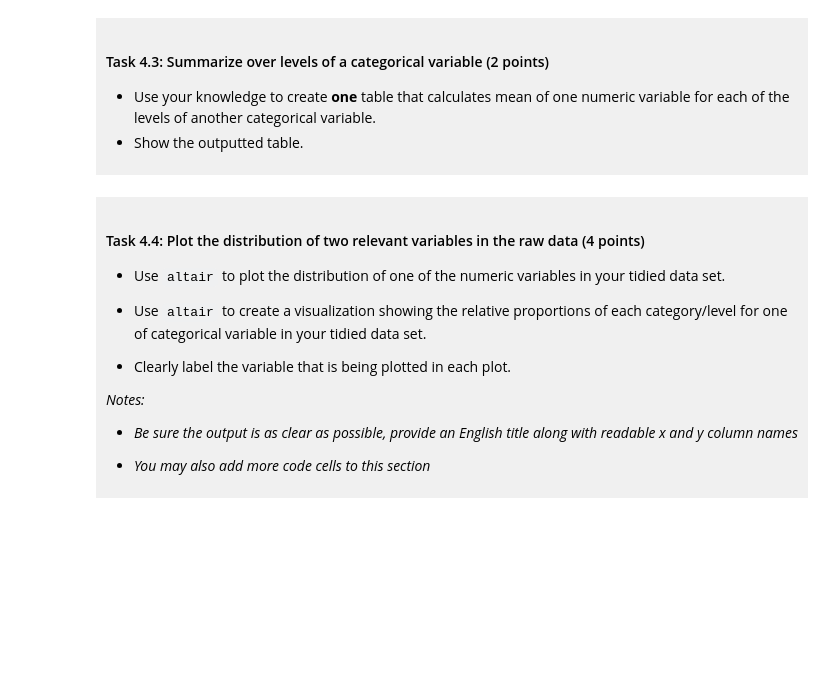
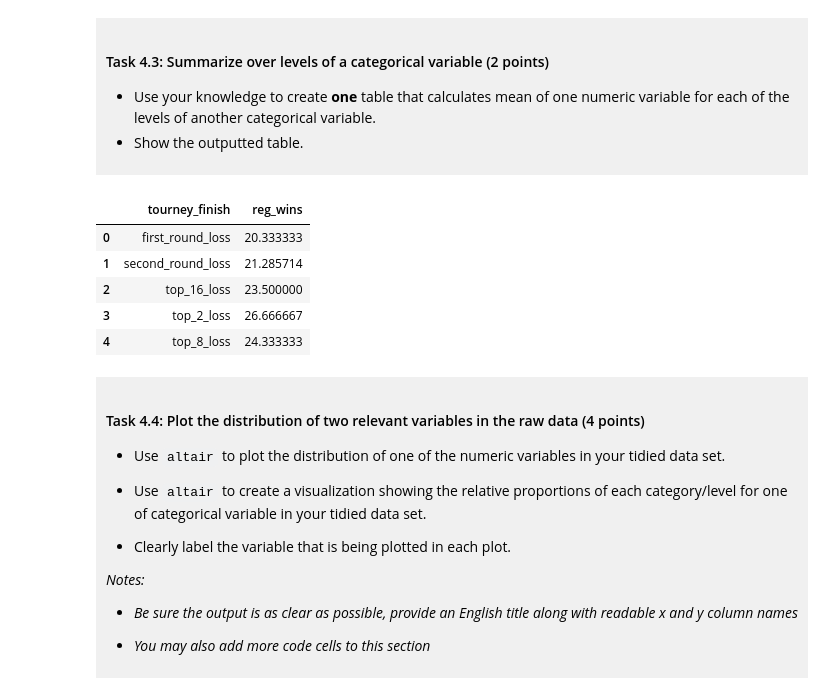
Before and after one commit to EmmaH270/dsci-100-project-emma-houghton, a Jupyter notebook: dsci-100-project-notebook.ipynb, the cells around one changed output. Saved outputs shown, nothing was run; the diff lists cells and outputs as text; code cells hidden in the pictures; blank space fills up the shorter version.

```diff
--- a/dsci-100-project-notebook.ipynb
+++ b/dsci-100-project-notebook.ipynb
@@ -263,6 +295,16 @@ You will refine your research question (if needed) and produce a tidy data set.
 </div>
 # %%
 ### EDIT THIS CODE CELL ###
+
+basketball_summary = basketball_tidy.groupby("tourney_finish")["reg_wins"].mean().reset_index()
+basketball_summary
+# %% [output]
+|  | tourney_finish | reg_wins |
+| 0 | first_round_loss | 20.333333 |
+| 1 | second_round_loss | 21.285714 |
+| 2 | top_16_loss | 23.500000 |
+| 3 | top_2_loss | 26.666667 |
+| 4 | top_8_loss | 24.333333 |
 # %% [markdown]
 <div style="background-color: #f0f0f0; padding: 10px;">
 
```
Also changed, not shown: parts of 10 cells of this notebook.
